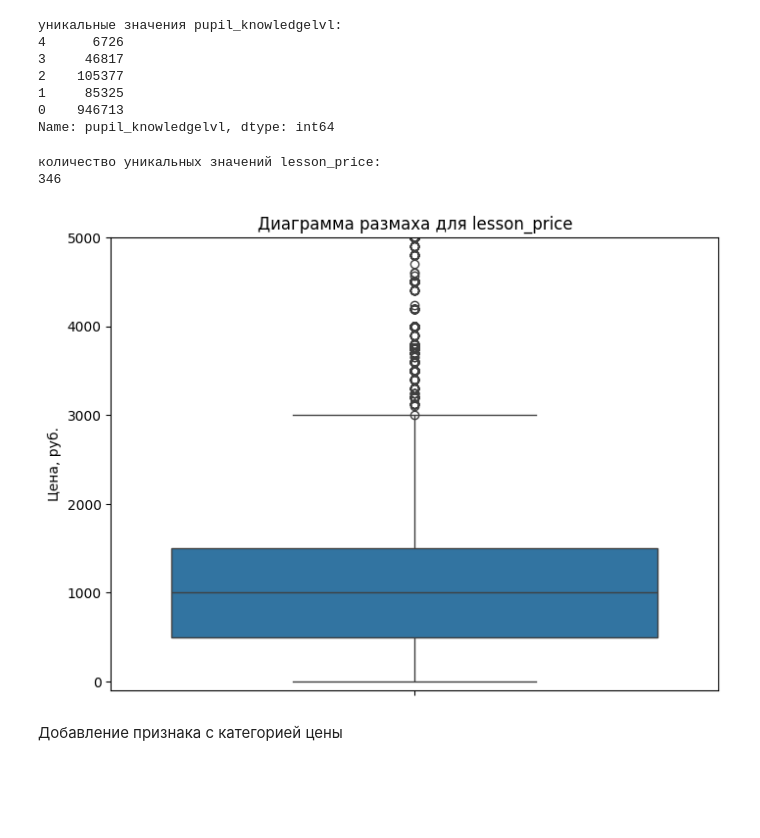
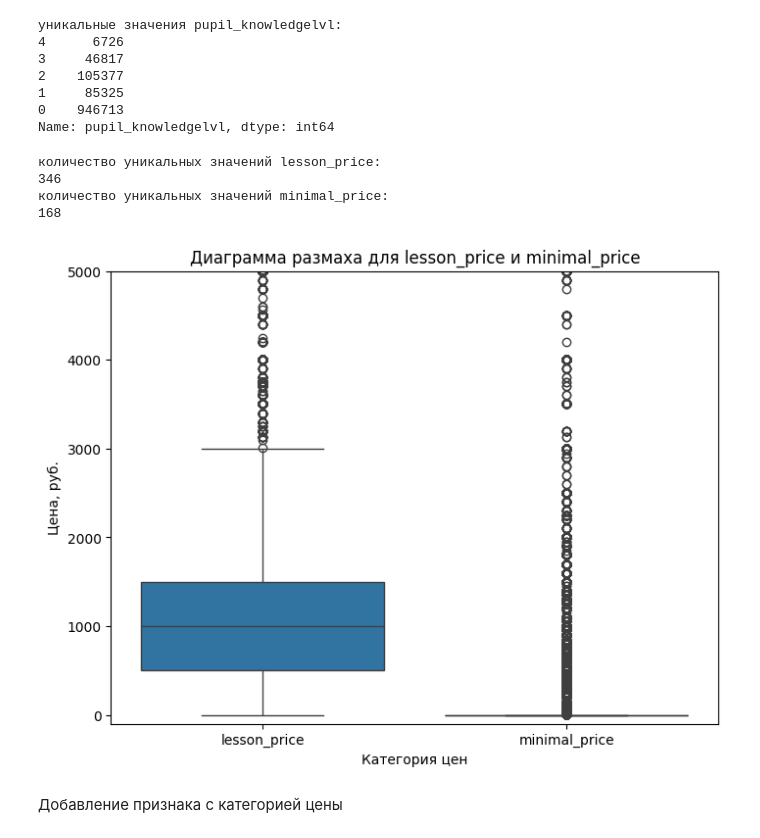
Before and after one commit to denis-42ds/classification_of_payment_requests, a Jupyter notebook: classification_of_payment_requests.ipynb, the cells around one changed output. Saved outputs shown, nothing was run; the diff lists cells and outputs as text; code cells hidden in the pictures; blank space fills up the shorter version.

Commit message:
Colaboratory - eda orders completed

```diff
--- a/classification_of_payment_requests.ipynb
+++ b/classification_of_payment_requests.ipynb
@@ -307,7 +309,7 @@ orders[['order_date', 'start_date', 'first_lesson_date', 'payment_date']] = (
 # %% [markdown]
 Создание признака `order_month`
 # %%
-orders['order_month'] = orders['order_date'].dt.month
+orders['order_month'] = orders['order_date'].dt.month.astype('int8')
 # %%
 print(f"уникальные значения subject_id:\n{orders['subject_id'].value_counts().sort_index(ascending=False)}")
 # %% [output]
@@ -341,6 +343,7 @@ orders = orders.drop(orders[orders['subject_id'] > 36].index)
 '''
 orders['subject_id'] = orders['subject_id'].fillna(0)
 # %%
+orders['teacher_sex'] = orders['teacher_sex'].astype('int8')
 print(f"""уникальные значения teacher_sex:
 {orders['teacher_sex'].value_counts().sort_index(ascending=False)}""")
 # %% [output]
@@ -383,18 +386,24 @@ Name: pupil_knowledgelvl, dtype: int64
 # %%
 print(f"""количество уникальных значений lesson_price:
 {orders['lesson_price'].nunique()}""")
+
+print(f"""количество уникальных значений minimal_price:
+{orders['minimal_price'].nunique()}""")
 # %% [output]
 количество уникальных значений lesson_price:
 346
+количество уникальных значений minimal_price:
+168
 # %%
 plt.figure(figsize=(8, 6))
-sns.boxplot(data=orders['lesson_price'])
+sns.boxplot(data=orders[['lesson_price', 'minimal_price']])
 plt.ylim(-100, 5000)
-plt.title('Диаграмма размаха для lesson_price')
+plt.title('Диаграмма размаха для lesson_price и minimal_price', size=12)
 plt.ylabel('Цена, руб.')
+plt.xlabel('Категория цен')
 plt.show()
 # %% [output]
-[figure, old version]
+[figure, new version]
 # %% [markdown]
 Добавление признака с категорией цены
 # %%
```
Also changed, not shown: parts of 38 cells of this notebook.
